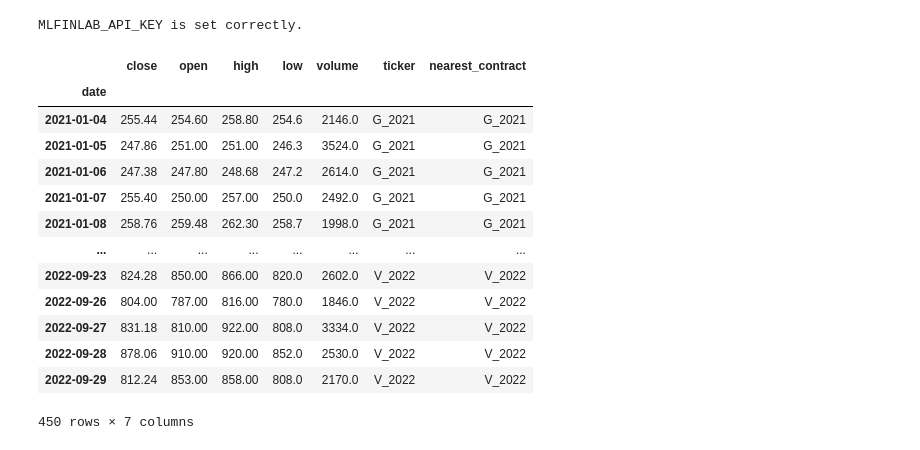
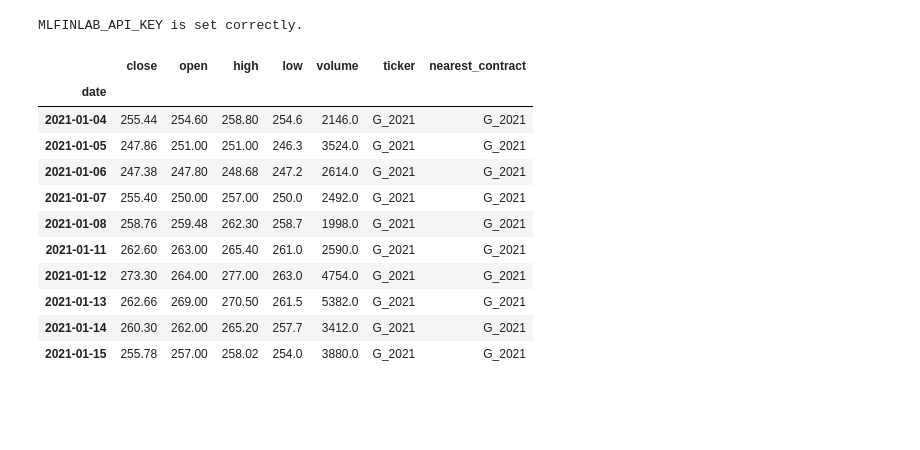
Before and after one commit to RazDwa1923/MFIN_Course, a Jupyter notebook: HW1.ipynb, the cells around one changed output. Saved outputs shown, nothing was run; the diff lists cells and outputs as text; code cells hidden in the pictures; blank space fills up the shorter version.

```diff
--- a/HW1.ipynb
+++ b/HW1.ipynb
@@ -29,19 +29,19 @@ from mlfinlab.multi_product.etf_trick import get_futures_roll_series
 url = "https://raw.githubusercontent.com/hudson-and-thames/example-data/main/futures_stitched.csv"
 aggregated_df = pd.read_csv(url, index_col = 0, parse_dates = [0])
 # %%
-aggregated_df
+# viewing head of the data
+
+aggregated_df.head(10)
 # %% [output]
 |  | close | open | high | low | volume | ticker | nearest_contract |
 | date |  |  |  |  |  |  |  |
 | 2021-01-04 | 255.44 | 254.60 | 258.80 | 254.6 | 2146.0 | G_2021 | G_2021 |
 | 2021-01-05 | 247.86 | 251.00 | 251.00 | 246.3 | 3524.0 | G_2021 | G_2021 |
 | 2021-01-06 | 247.38 | 247.80 | 248.68 | 247.2 | 2614.0 | G_2021 | G_2021 |
 | 2021-01-07 | 255.40 | 250.00 | 257.00 | 250.0 | 2492.0 | G_2021 | G_2021 |
 | 2021-01-08 | 258.76 | 259.48 | 262.30 | 258.7 | 1998.0 | G_2021 | G_2021 |
-| ... | ... | ... | ... | ... | ... | ... | ... |
-| 2022-09-23 | 824.28 | 850.00 | 866.00 | 820.0 | 2602.0 | V_2022 | V_2022 |
-| 2022-09-26 | 804.00 | 787.00 | 816.00 | 780.0 | 1846.0 | V_2022 | V_2022 |
-| 2022-09-27 | 831.18 | 810.00 | 922.00 | 808.0 | 3334.0 | V_2022 | V_2022 |
-| 2022-09-28 | 878.06 | 910.00 | 920.00 | 852.0 | 2530.0 | V_2022 | V_2022 |
-| 2022-09-29 | 812.24 | 853.00 | 858.00 | 808.0 | 2170.0 | V_2022 | V_2022 |
+| 2021-01-11 | 262.60 | 263.00 | 265.40 | 261.0 | 2590.0 | G_2021 | G_2021 |
+| 2021-01-12 | 273.30 | 264.00 | 277.00 | 263.0 | 4754.0 | G_2021 | G_2021 |
+| 2021-01-13 | 262.66 | 269.00 | 270.50 | 261.5 | 5382.0 | G_2021 | G_2021 |
+| 2021-01-14 | 260.30 | 262.00 | 265.20 | 257.7 | 3412.0 | G_2021 | G_2021 |
+| 2021-01-15 | 255.78 | 257.00 | 258.02 | 254.0 | 3880.0 | G_2021 | G_2021 |
-450 rows × 7 columns
```
Also changed, not shown: parts of 9 cells of this notebook.
